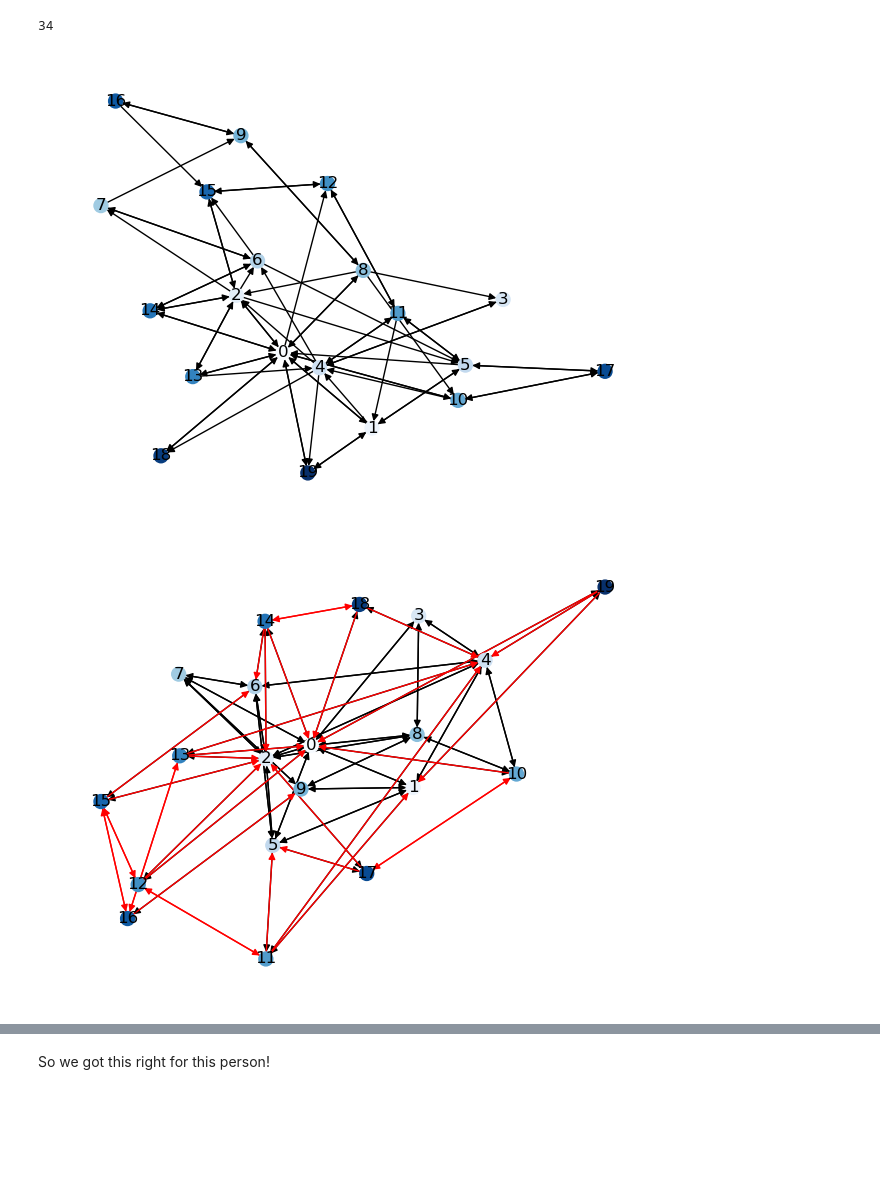
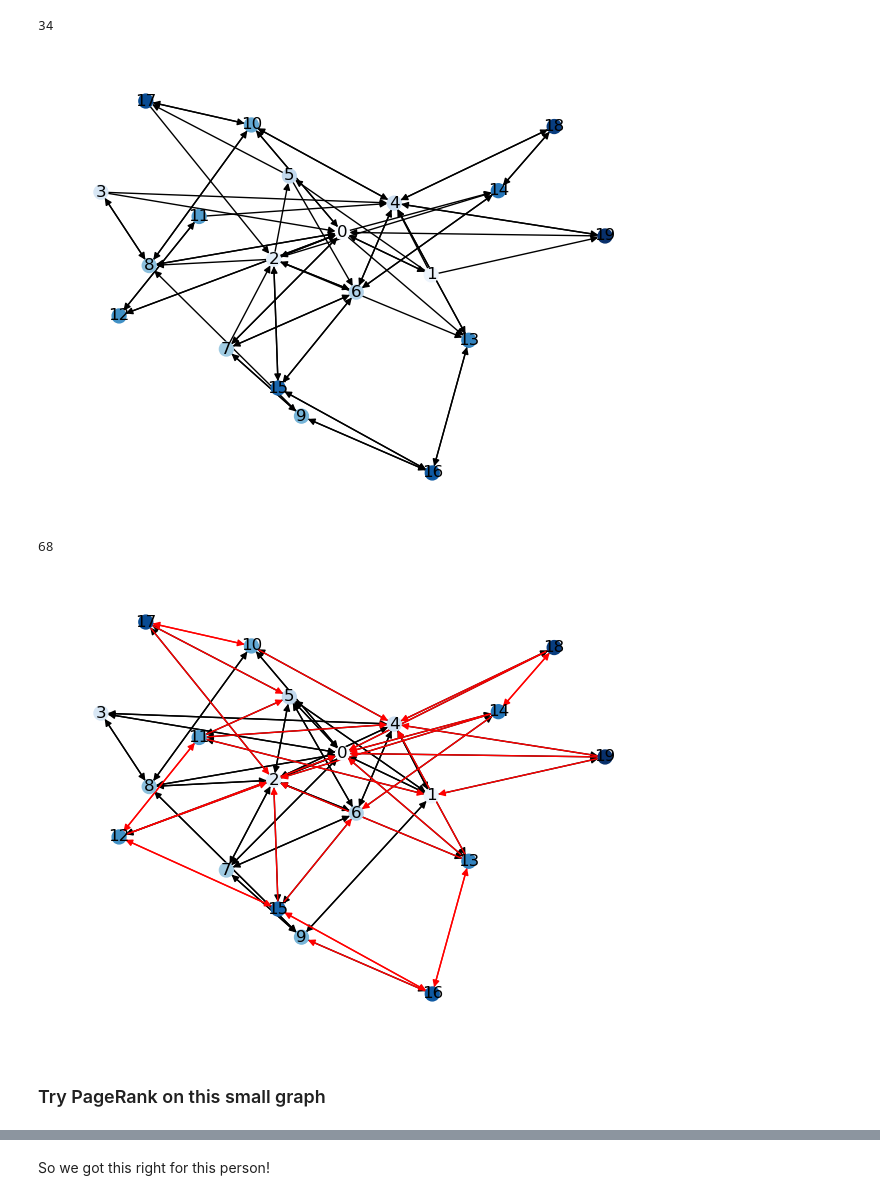
Before and after one commit to nicholson2208/rec-sys-final-project, a Jupyter notebook: PageRank.ipynb, the cells around one changed output, grey strips where cells are left out. Drawn from its saved outputs; the diff is of its cells as text; code cells hidden in the pictures; blank space fills up the shorter version.

Commit message:
clean up PageRank

```diff
--- a/PageRank.ipynb
+++ b/PageRank.ipynb
@@ -342,28 +111,29 @@ fig, ax = plt.subplots()
 
 nx.draw(
     small_graph,
-    pos=nx.spring_layout(small_graph, seed=2023),
+    pos=nx.spring_layout(full_small_graph, seed=2023),
     ax=ax,
     with_labels=True,
-    node_color=range(len(small_graph.nodes)),
+    node_color=range(len(full_small_graph.nodes)),
     node_size=100,
     cmap=plt.cm.Blues
 )
 
-
 plt.tight_layout()
-
 plt.show()
 
 fig.savefig('graph_images/train.png', bbox_inches='tight')
 
 plt.close()
 # %% [output]
-[figure, old version]
+[figure, new version]
+# %%
+len(small_graph.edges)
+# %% [output]
+68
 # %%
-full_small_graph = small_graph.to_directed()
-
-edge_colors = ["black"] * len(full_small_graph.edges)
+# this has been downsampled!
+edge_colors = ["black"] * len(small_graph.edges)
 
 for edge in small_test_set:
 
@@ -373,25 +143,27 @@ for edge in small_test_set:
 # %%
 fig, ax = plt.subplots()
 
 nx.draw(
     full_small_graph,
-    pos=nx.spring_layout(small_graph, seed=2023),
+    pos=nx.spring_layout(full_small_graph, seed=2023),
     ax=ax,
     with_labels=True,
     node_color=range(len(full_small_graph.nodes)),
     node_size=100,
     cmap=plt.cm.Blues,
     edge_color=edge_colors
 )
 
 plt.tight_layout()
 
 plt.show()
 
 # change this!
 fig.savefig('graph_images/test.png', bbox_inches='tight')
 
 plt.close()
 # %% [output]
-[figure, old version]
+[figure, new version]
+# %% [markdown]
+### Try PageRank on this small graph
 # %%
```
Also changed, not shown: parts of 43 cells of this notebook, 7 other files.
